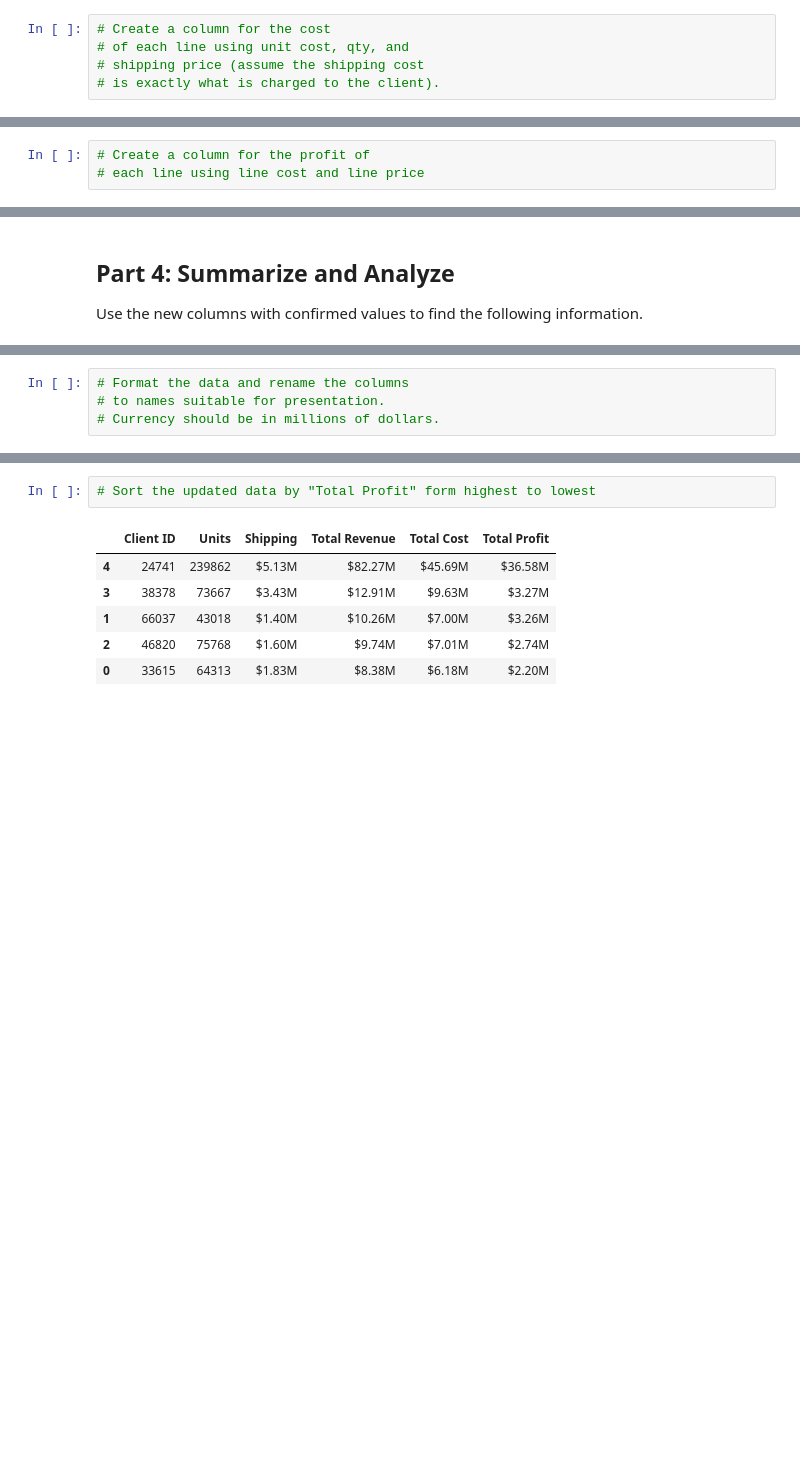
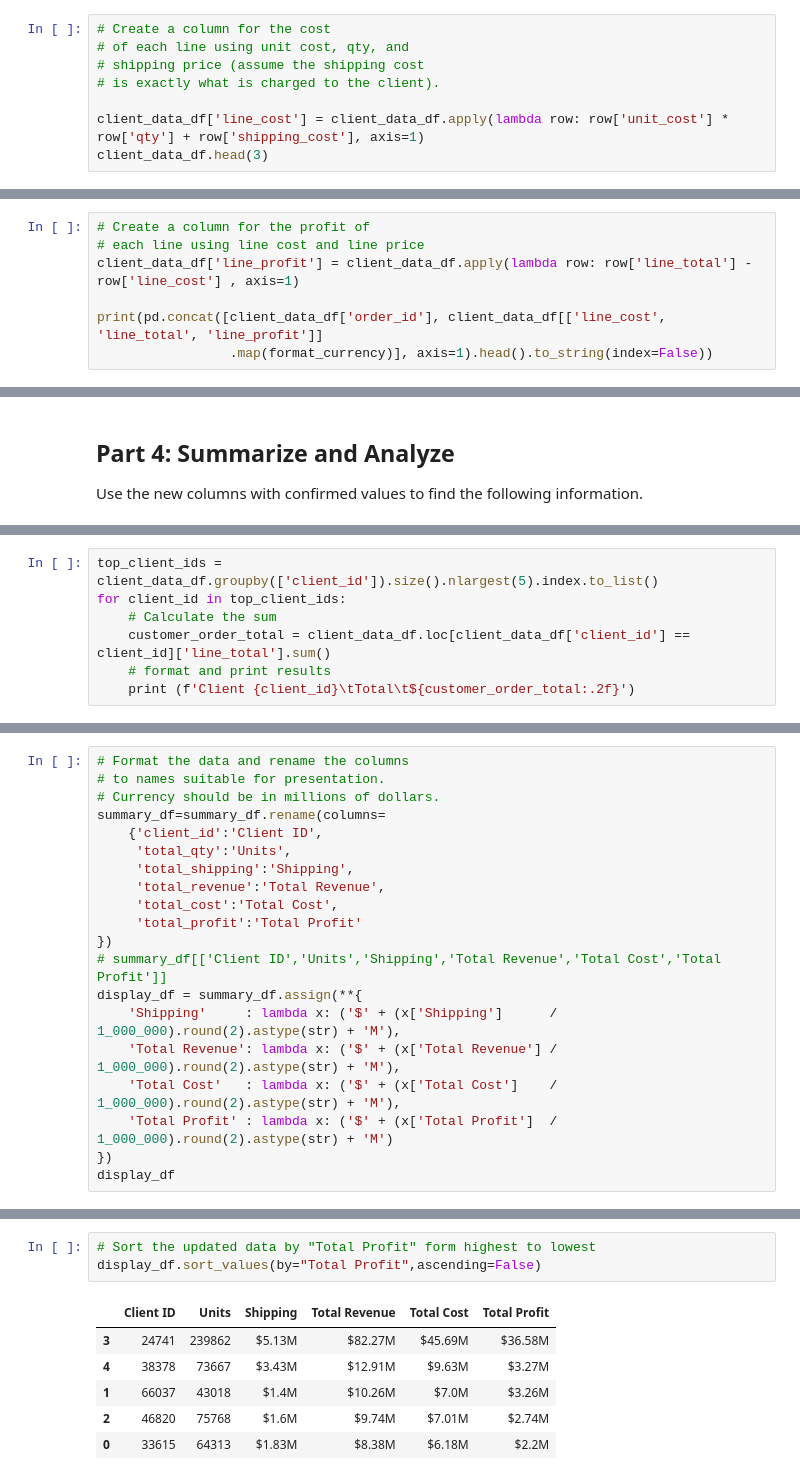
Before and after one commit to ehxewri/pandas-challenge-1, a Jupyter notebook: Solution/module_4_challenge.ipynb, the cells around one changed output, grey strips where cells are left out. Drawn from its saved outputs; the diff is of its cells as text; blank space fills up the shorter version.

```diff
--- a/Solution/module_4_challenge.ipynb
+++ b/Solution/module_4_challenge.ipynb
@@ -109,6 +165,9 @@ Do we know that this client spent the more money than client 66037? If not, how
 # of each line using unit cost, qty, and
 # shipping price (assume the shipping cost
 # is exactly what is charged to the client).
+
+client_data_df['line_cost'] = client_data_df.apply(lambda row: row['unit_cost'] * row['qty'] + row['shipping_cost'], axis=1)
+client_data_df.head(3)
 # %% [output]
 |  | first | last | job | phone | email | client_id | order_id | order_date | order_week | order_year | ... |
 | 0 | Donald | Harding | Immunologist | 793-904-7725x39308 | harding.donald.7185@sullivan.com | 58515 | 8953482 | 2023-04-28 | 17 | 2023 | ... |
@@ -118,4 +177,8 @@ Do we know that this client spent the more money than client 66037? If not, how
 # %%
 # Create a column for the profit of
 # each line using line cost and line price
+client_data_df['line_profit'] = client_data_df.apply(lambda row: row['line_total'] -row['line_cost'] , axis=1)
+
+print(pd.concat([client_data_df['order_id'], client_data_df[['line_cost', 'line_total', 'line_profit']]
+                 .map(format_currency)], axis=1).head().to_string(index=False))
 # %% [output]
@@ -165,0 +218,7 @@ Use the new columns with confirmed values to find the following information.
+# %%
+top_client_ids = client_data_df.groupby(['client_id']).size().nlargest(5).index.to_list()
+for client_id in top_client_ids:
+    # Calculate the sum
+    customer_order_total = client_data_df.loc[client_data_df['client_id'] == client_id]['line_total'].sum()
+    # format and print results
+    print (f'Client {client_id}\tTotal\t${customer_order_total:.2f}')
@@ -167,3 +273,19 @@ Use the new columns with confirmed values to find the following information.
 # Format the data and rename the columns
 # to names suitable for presentation.
 # Currency should be in millions of dollars.
+summary_df=summary_df.rename(columns=
+    {'client_id':'Client ID',
+     'total_qty':'Units',
+     'total_shipping':'Shipping',
+     'total_revenue':'Total Revenue',
+     'total_cost':'Total Cost',
+     'total_profit':'Total Profit'
+})
+# summary_df[['Client ID','Units','Shipping','Total Revenue','Total Cost','Total Profit']]
+display_df = summary_df.assign(**{
+    'Shipping'     : lambda x: ('$' + (x['Shipping']      / 1_000_000).round(2).astype(str) + 'M'),
+    'Total Revenue': lambda x: ('$' + (x['Total Revenue'] / 1_000_000).round(2).astype(str) + 'M'),
+    'Total Cost'   : lambda x: ('$' + (x['Total Cost']    / 1_000_000).round(2).astype(str) + 'M'),
+    'Total Profit' : lambda x: ('$' + (x['Total Profit']  / 1_000_000).round(2).astype(str) + 'M')
+})
+display_df
@@ -170,9 +299,10 @@ Use the new columns with confirmed values to find the following information.
 # %%
 # Sort the updated data by "Total Profit" form highest to lowest
+display_df.sort_values(by="Total Profit",ascending=False)
 # %% [output]
 |  | Client ID | Units | Shipping | Total Revenue | Total Cost | Total Profit |
-| 4 | 24741 | 239862 | $5.13M | $82.27M | $45.69M | $36.58M |
-| 3 | 38378 | 73667 | $3.43M | $12.91M | $9.63M | $3.27M |
-| 1 | 66037 | 43018 | $1.40M | $10.26M | $7.00M | $3.26M |
-| 2 | 46820 | 75768 | $1.60M | $9.74M | $7.01M | $2.74M |
-| 0 | 33615 | 64313 | $1.83M | $8.38M | $6.18M | $2.20M |
+| 3 | 24741 | 239862 | $5.13M | $82.27M | $45.69M | $36.58M |
+| 4 | 38378 | 73667 | $3.43M | $12.91M | $9.63M | $3.27M |
+| 1 | 66037 | 43018 | $1.4M | $10.26M | $7.0M | $3.26M |
+| 2 | 46820 | 75768 | $1.6M | $9.74M | $7.01M | $2.74M |
+| 0 | 33615 | 64313 | $1.83M | $8.38M | $6.18M | $2.2M |
```
Also changed, not shown: parts of 27 cells of this notebook.
